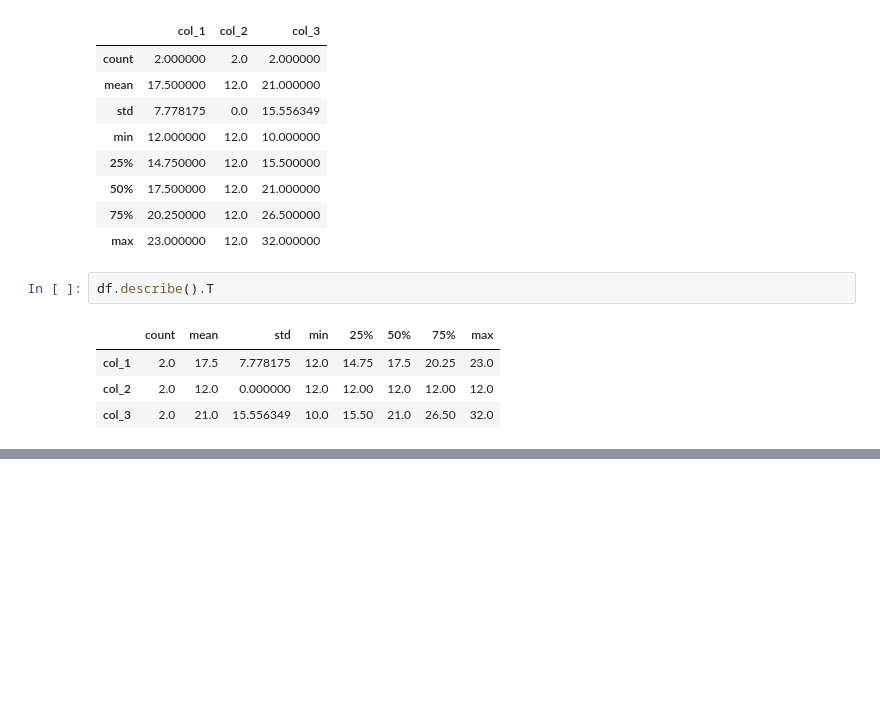
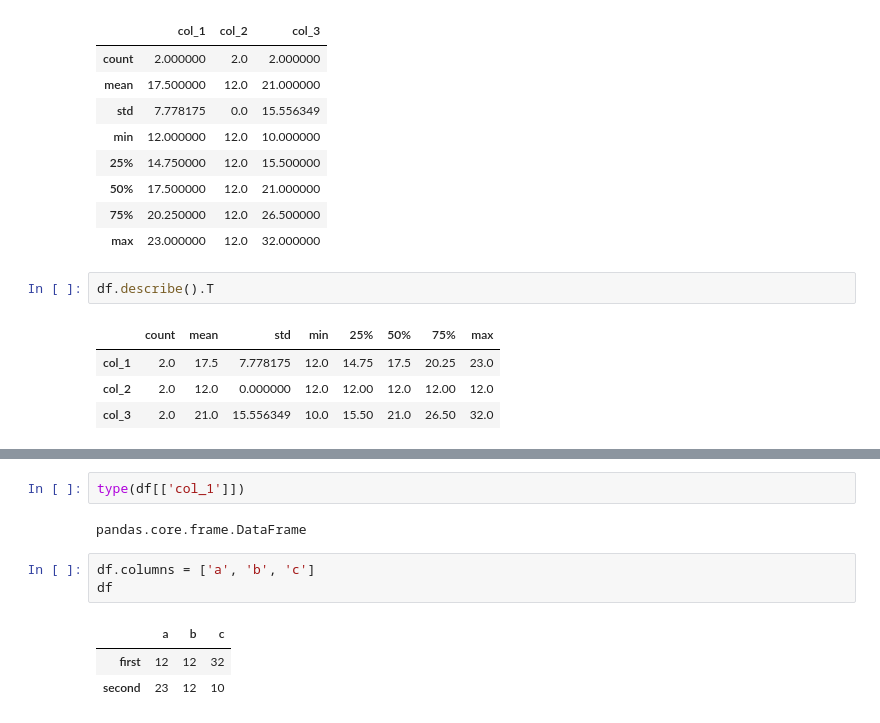
Before and after one commit to sebakrys/data-science-bootcamp-A-Z, a Jupyter notebook: 04_pandas_pt1_intro.ipynb, the cells around one changed output, grey strips where cells are left out. Cells and saved outputs as stored; diff of their text form; blank space fills up the shorter version.

```diff
--- a/04_pandas_pt1_intro.ipynb
+++ b/04_pandas_pt1_intro.ipynb
@@ -311,0 +335,11 @@ df.describe().T
+# %%
+type(df[['col_1']])
+# %% [output]
+pandas.core.frame.DataFrame
+# %%
+df.columns = ['a', 'b', 'c']
+df
+# %% [output]
+|  | a | b | c |
+| first | 12 | 12 | 32 |
+| second | 23 | 12 | 10 |
```
Also changed, not shown: parts of 11 cells of this notebook.
